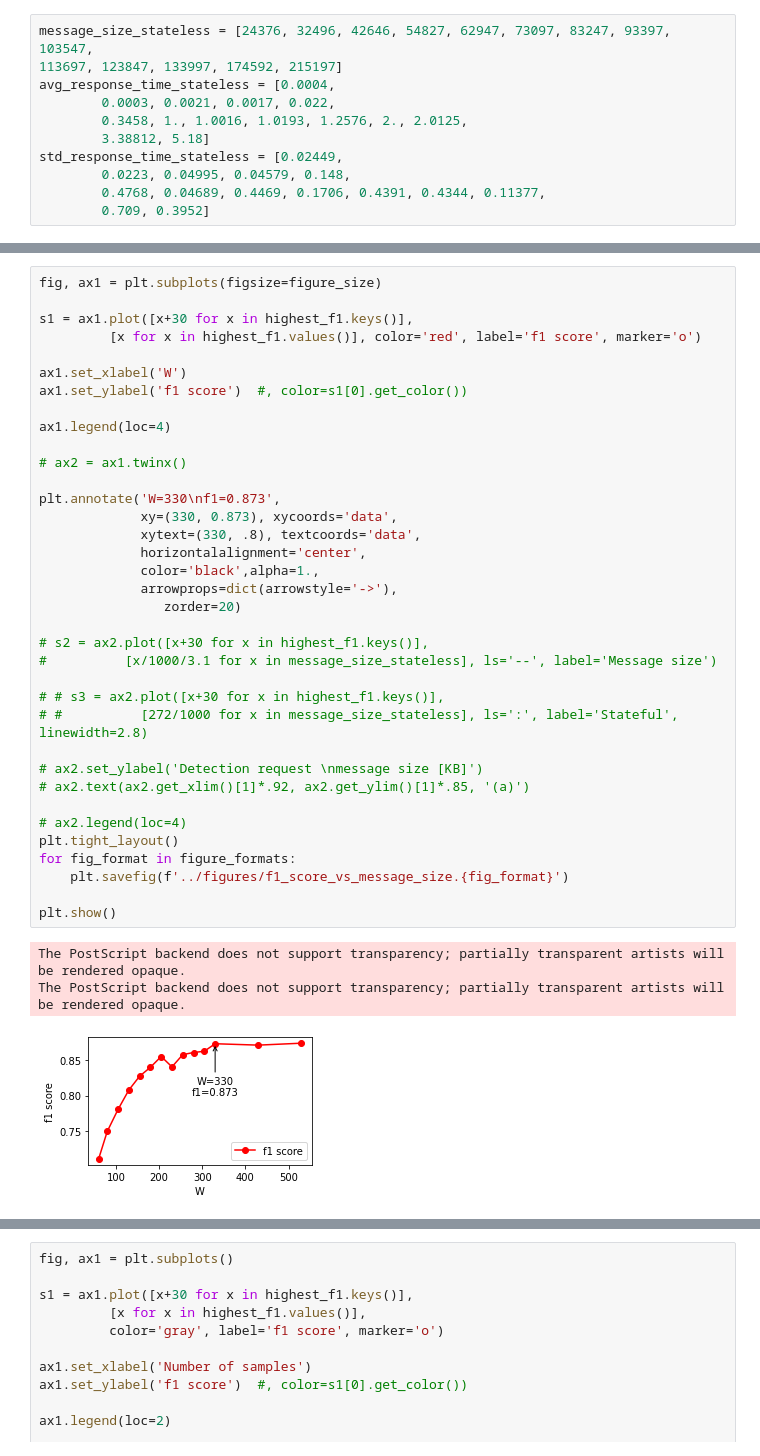
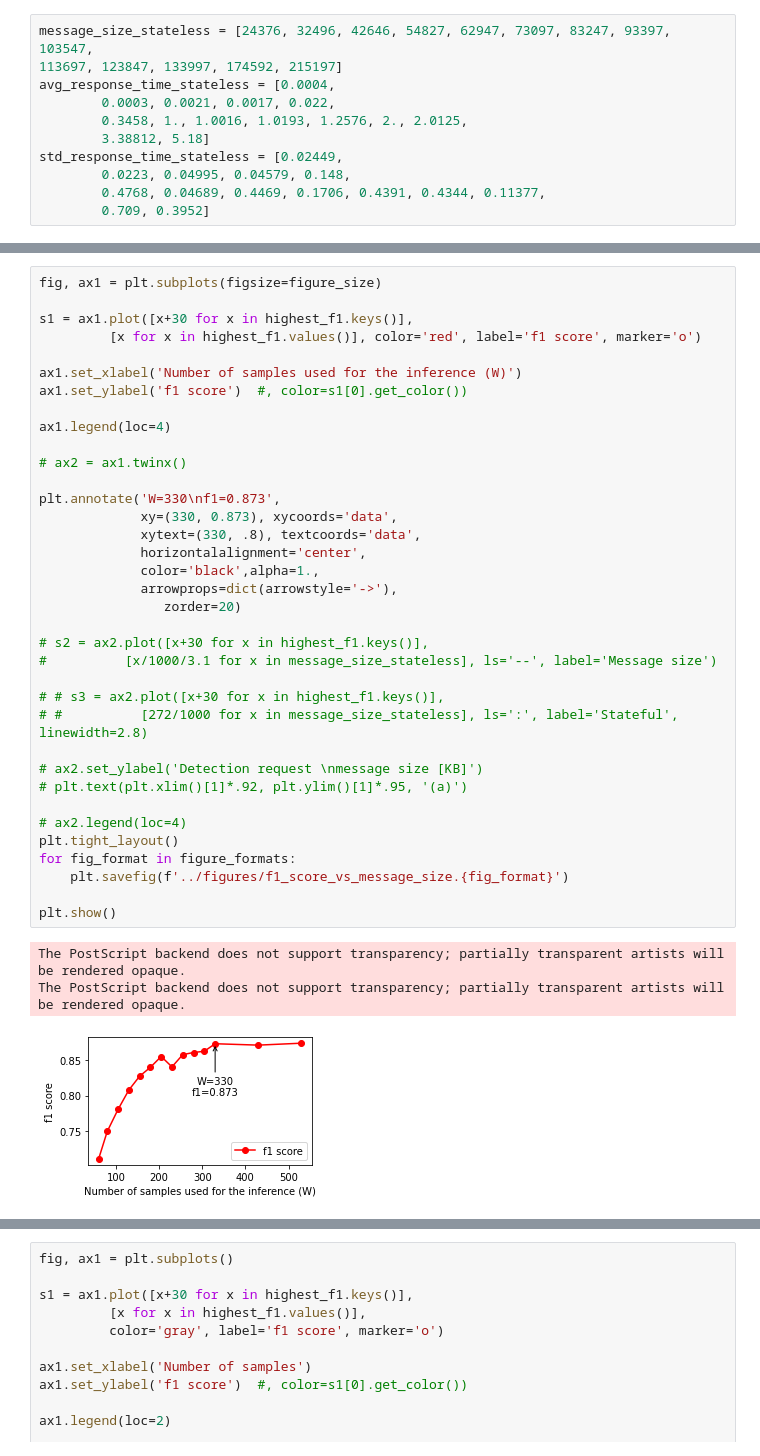
Before and after one commit to carlosnatalino/2022-OFC-unsupervised-learning, a Jupyter notebook: ml/plot-results.ipynb, the cells around one changed output, grey strips where cells are left out. Drawn from its saved outputs; the diff is of its cells as text.

```diff
--- a/ml/plot-results.ipynb
+++ b/ml/plot-results.ipynb
@@ -85,37 +83,37 @@ fig, ax1 = plt.subplots(figsize=figure_size)
 s1 = ax1.plot([x+30 for x in highest_f1.keys()],
          [x for x in highest_f1.values()], color='red', label='f1 score', marker='o')
 
-ax1.set_xlabel('W')
+ax1.set_xlabel('Number of samples used for the inference (W)')
 ax1.set_ylabel('f1 score')  #, color=s1[0].get_color())
 
 ax1.legend(loc=4)
 
 # ax2 = ax1.twinx()
 
 plt.annotate('W=330\nf1=0.873',
              xy=(330, 0.873), xycoords='data',
              xytext=(330, .8), textcoords='data',
              horizontalalignment='center',
              color='black',alpha=1.,
              arrowprops=dict(arrowstyle='->'),
                 zorder=20)
 
 # s2 = ax2.plot([x+30 for x in highest_f1.keys()],
 #          [x/1000/3.1 for x in message_size_stateless], ls='--', label='Message size')
 
 # # s3 = ax2.plot([x+30 for x in highest_f1.keys()],
 # #          [272/1000 for x in message_size_stateless], ls=':', label='Stateful', linewidth=2.8)
 
 # ax2.set_ylabel('Detection request \nmessage size [KB]')
-# ax2.text(ax2.get_xlim()[1]*.92, ax2.get_ylim()[1]*.85, '(a)')
+# plt.text(plt.xlim()[1]*.92, plt.ylim()[1]*.95, '(a)')
 
 # ax2.legend(loc=4)
 plt.tight_layout()
 for fig_format in figure_formats:
     plt.savefig(f'../figures/f1_score_vs_message_size.{fig_format}')
 
 plt.show()
 # %% [output]
 The PostScript backend does not support transparency; partially transparent artists will be rendered opaque.
 The PostScript backend does not support transparency; partially transparent artists will be rendered opaque.
-[figure, old version]
+[figure, new version]
```
Also changed, not shown: parts of 7 cells of this notebook, 46 other files.
